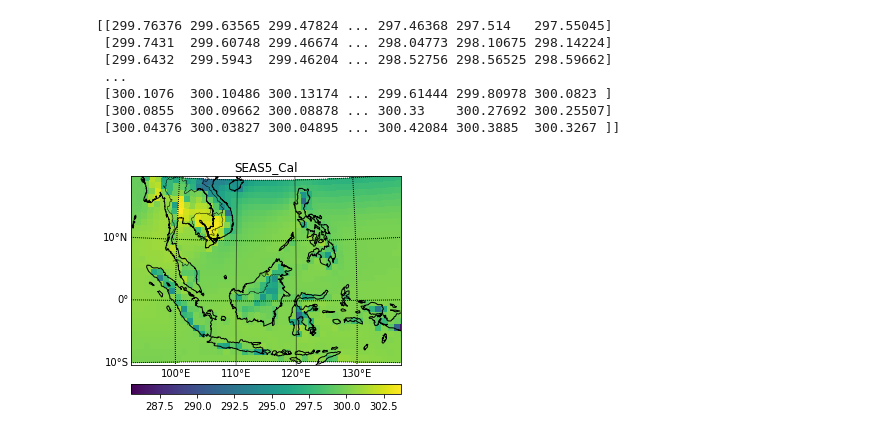
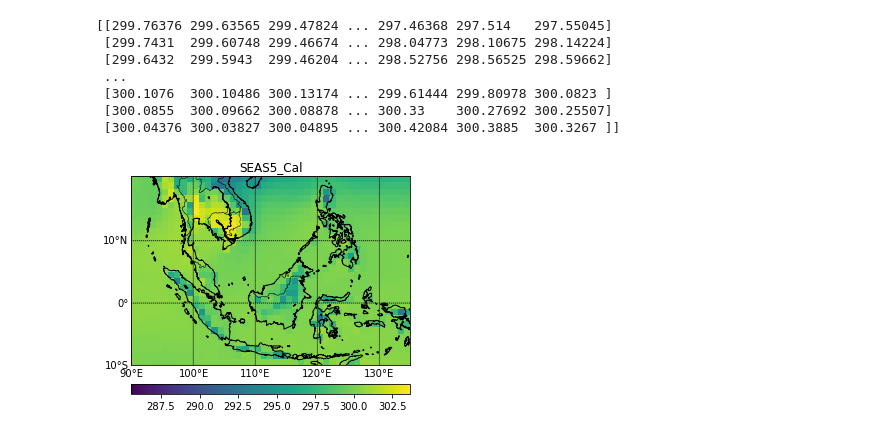
Before and after one commit to regi0008/S2Scalibrationextremeheat, a Jupyter notebook: notebooks/plot_SEAS5_cal.ipynb, the cells around one changed output. Saved outputs shown, nothing was run; the diff lists cells and outputs as text; code cells hidden in the pictures.

Commit message:
Update plot_SEAS5_cal.ipynb
Resolved projection issue

```diff
--- a/notebooks/plot_SEAS5_cal.ipynb
+++ b/notebooks/plot_SEAS5_cal.ipynb
@@ -6,7 +6,7 @@ import numpy as np
 import matplotlib.pyplot as plt
 from mpl_toolkits.basemap import Basemap
 # %%
-my_nc_file = '/Users/Work/Documents/fcst_cal.nc'
+my_nc_file = '/Users/regin/Desktop/R/S2Scalibrationextremeheat/fcst_cal_CCR.nc'
 data = Dataset(my_nc_file, mode='r')
 # %%
 lons = data.variables['lon'][:]
@@ -24,38 +24,45 @@ print(ens_mean)
  [300.0855  300.09662 300.08878 ... 300.33    300.27692 300.25507]
  [300.04376 300.03827 300.04895 ... 300.42084 300.3885  300.3267 ]]
 # %%
-# Get some parameters for the Stereographic Projection
+# Get some parameters for the Mercator Projection
+#A cylindrical, conformal projection. Conformal projections preserve local shape.
+#A map projection is conformal when at any point the scale is the same in every direction
 lon_0 = lons.mean()
 lat_0 = lats.mean()
 
-m = Basemap(width=5000000,height=3500000,
-            resolution='l',projection='stere',\
-            lat_ts=40,lat_0=lat_0,lon_0=lon_0)
+#m = Basemap(width=5000000,height=3500000,
+#            resolution='l',projection='gnom',\
+#            lat_ts=40,lat_0=lat_0,lon_0=lon_0)
+
+m = Basemap(llcrnrlon=90, llcrnrlat=-10,
+            urcrnrlon=135,urcrnrlat=20,
+            projection='merc', resolution = 'i',
+            lon_0=lon_0, lat_0=lat_0)
 
 # Because our lon and lat variables are 1D,
 # use meshgrid to create 2D arrays
 # Not necessary if coordinates are already in 2D arrays.
 lon, lat = np.meshgrid(lons, lats)
 xi, yi = m(lon, lat)
 
 # Plot Data
 cs = m.pcolor(xi,yi,np.squeeze(ens_mean))
 
 # Add Grid Lines
 m.drawparallels(np.arange(-10., 30., 10.), labels=[1,0,0,0], fontsize=10)
 m.drawmeridians(np.arange(90., 150., 10.), labels=[0,0,0,1], fontsize=10)
 
 # Add Coastlines, States, and Country Boundaries
 m.drawcoastlines()
 m.drawstates()
 m.drawcountries()
 
 # Add Colorbar
 cbar = m.colorbar(cs, location='bottom', pad="10%")
 
 # Add Title
 plt.title('SEAS5_Cal')
 
 plt.show()
 # %% [output]
-[figure, old version]
+[figure, new version]
```
Also changed, not shown: parts of 1 cell of this notebook.
